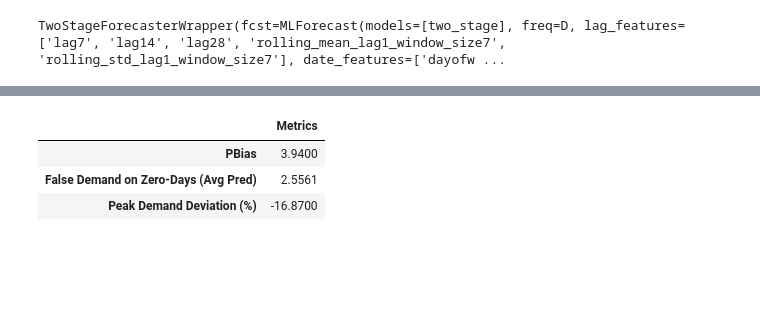
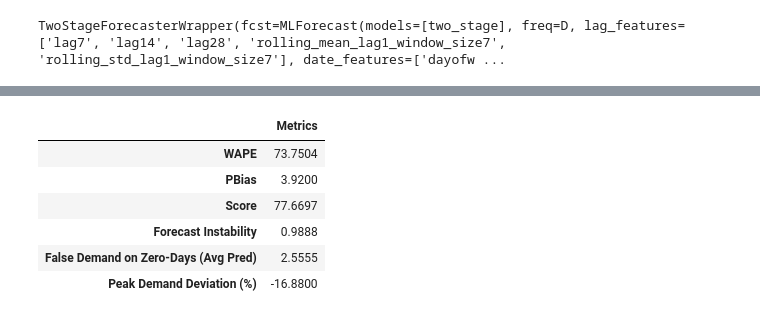
Before and after one commit to heylucasleao/tinyshift, a Jupyter notebook: tinyshift/examples/two_stage.ipynb, the cells around one changed output, grey strips where cells are left out. Drawn from its saved outputs; the diff is of its cells as text; code cells hidden in the pictures; blank space fills up the shorter version.

Commit message:
♻️ adjust two stage

```diff
--- a/tinyshift/examples/two_stage.ipynb
+++ b/tinyshift/examples/two_stage.ipynb
@@ -116,7 +116,7 @@ fcst = MLForecast(
 )
 # %%
 tsf = TwoStageForecasterWrapper(fcst)
-tsf.fit(df_train[["ds", "y", "sell_price", 'relative_price', "is_event", "is_holiday_window", "unique_id"]], h=28, n_windows=10, refit=True, gamma=0.7)
+tsf.fit(df_train[["ds", "y", "sell_price", 'relative_price', "is_event", "is_holiday_window", "unique_id"]], h=28, n_windows=10, refit=True, gamma=None)
 # %% [output]
 TwoStageForecasterWrapper(fcst=MLForecast(models=[two_stage], freq=D, lag_features=['lag7', 'lag14', 'lag28', 'rolling_mean_lag1_window_size7', 'rolling_std_lag1_window_size7'], date_features=['dayofw ...
 # %%
@@ -180,9 +180,17 @@ df_res
 df_res = tsf.predict(h=28, X_df=df_test[["ds", "sell_price", "relative_price", "is_event", "is_holiday_window", "unique_id"]], quantiles=(0.05, 0.50, 0.95, 0.99))
 df_res.loc[:, "y"] = df_test["y"].values
 # %%
-FirstStageForecasterEvaluator.evaluate(df_res)
+# The evaluator expects genuinely out-of-sample predictions. df_res uses the held-out test period.
+first_stage_summary = FirstStageForecasterEvaluator.evaluate(
+    df_res,
+    id_col="unique_id",
+)
+first_stage_summary
 # %% [output]
 |  | Metrics |
-| PBias | 3.9400 |
-| False Demand on Zero-Days (Avg Pred) | 2.5561 |
-| Peak Demand Deviation (%) | -16.8700 |
+| WAPE | 73.7504 |
+| PBias | 3.9200 |
+| Score | 77.6697 |
+| Forecast Instability | 0.9888 |
+| False Demand on Zero-Days (Avg Pred) | 2.5555 |
+| Peak Demand Deviation (%) | -16.8800 |
```
Also changed, not shown: parts of 7 cells of this notebook, 3 other files.
